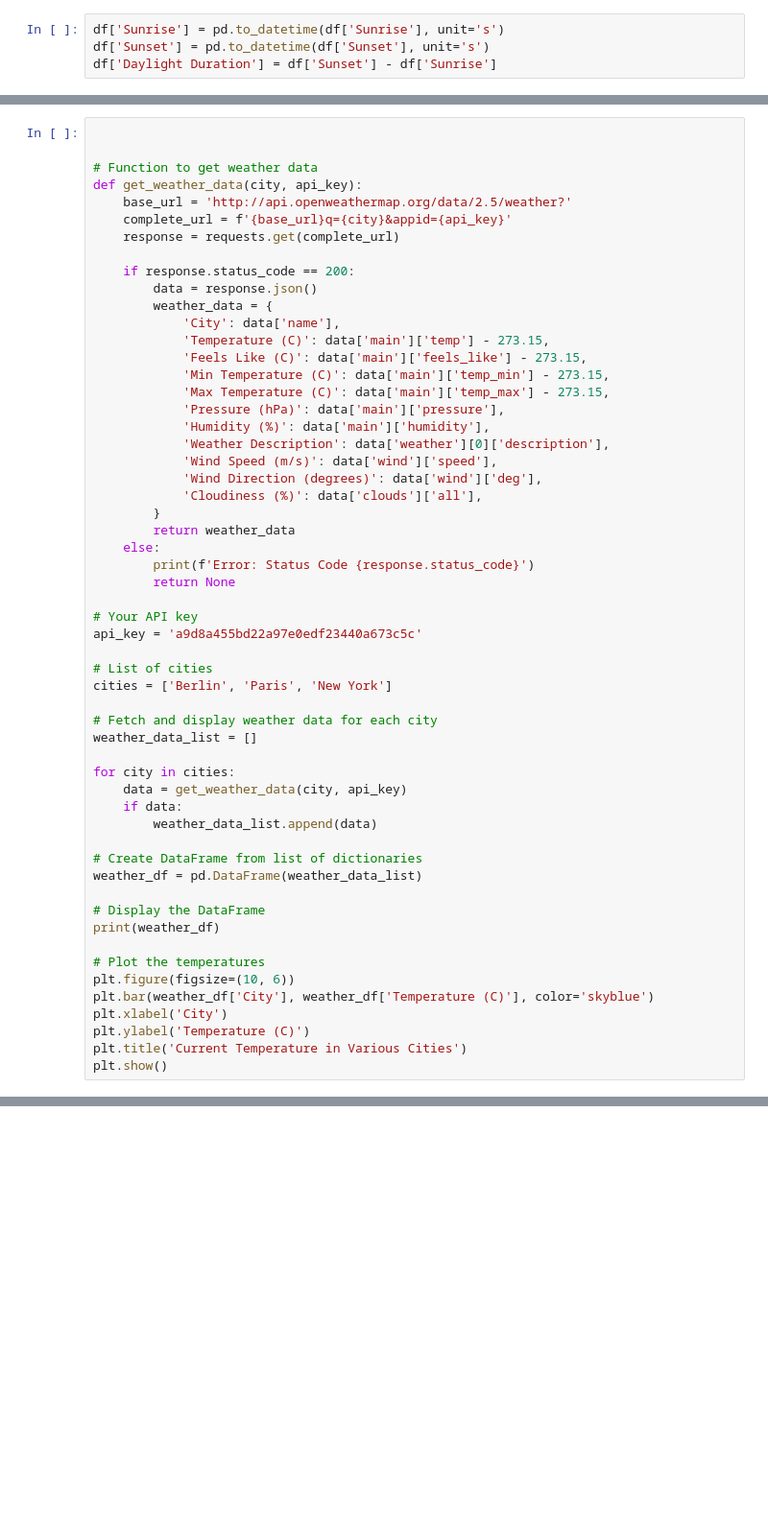
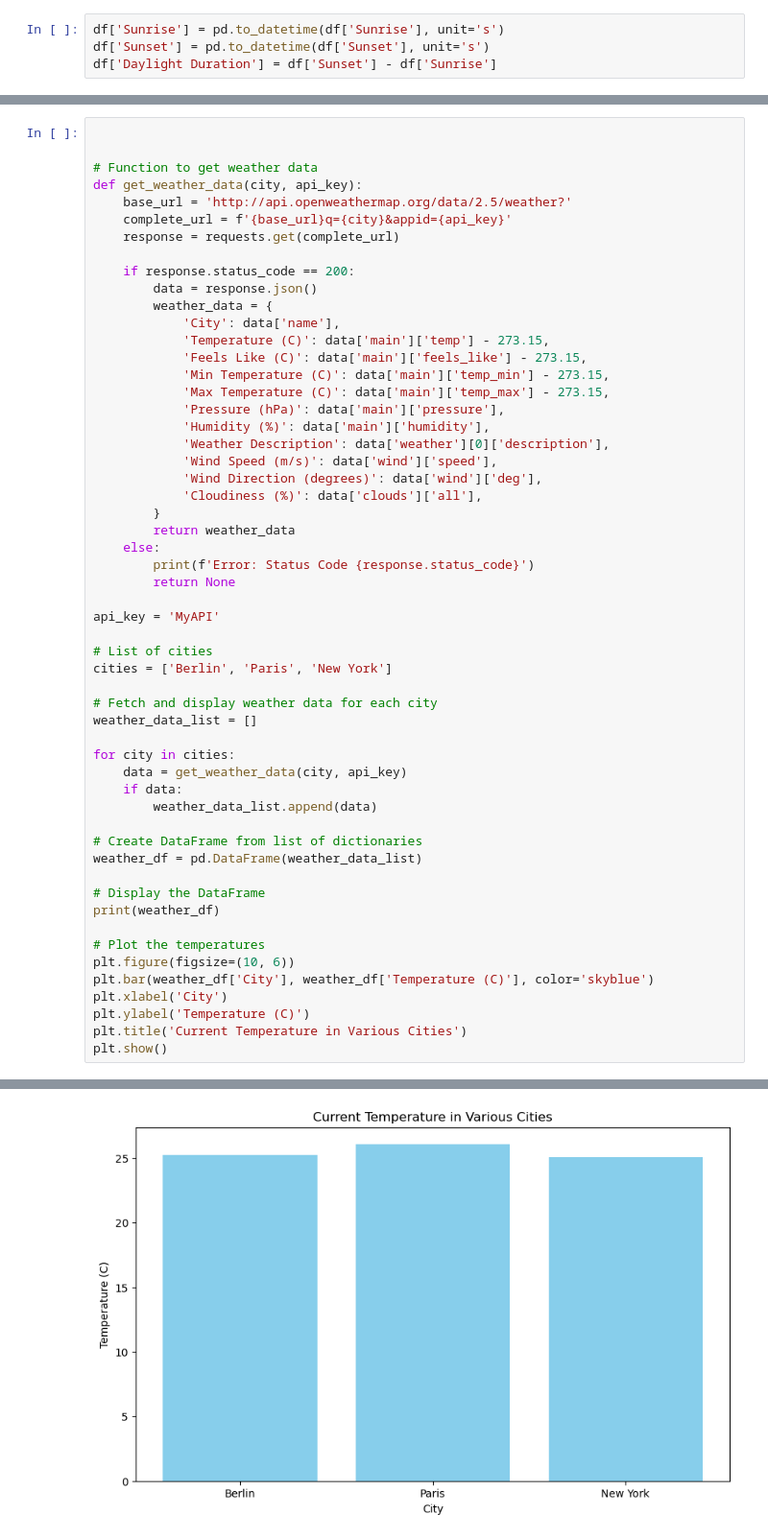
Before and after one commit to Ayoub-DA/data-analysis-projects, a Jupyter notebook: API's/Weather_Data/Weather_Data.ipynb, the cells around one changed output, grey strips where cells are left out. Shown: that part at 96% size. Cells and saved outputs as stored; diff of their text form; blank space fills up the shorter version.

```diff
--- a/API's/Weather_Data/Weather_Data.ipynb
+++ b/API's/Weather_Data/Weather_Data.ipynb
@@ -170,8 +169,7 @@ def get_weather_data(city, api_key):
         print(f'Error: Status Code {response.status_code}')
         return None
 
-# Your API key
-api_key = 'a9d8a455bd22a97e0edf23440a673c5c'
+api_key = 'MyAPI'
 
 # List of cities
 cities = ['Berlin', 'Paris', 'New York']
@@ -202,3 +213,4 @@ NameError: name 'requests' is not defined
+[figure, added]
 # %%
 df
 # %% [output]
```
Also changed, not shown: parts of 7 cells of this notebook, 1 other file.
